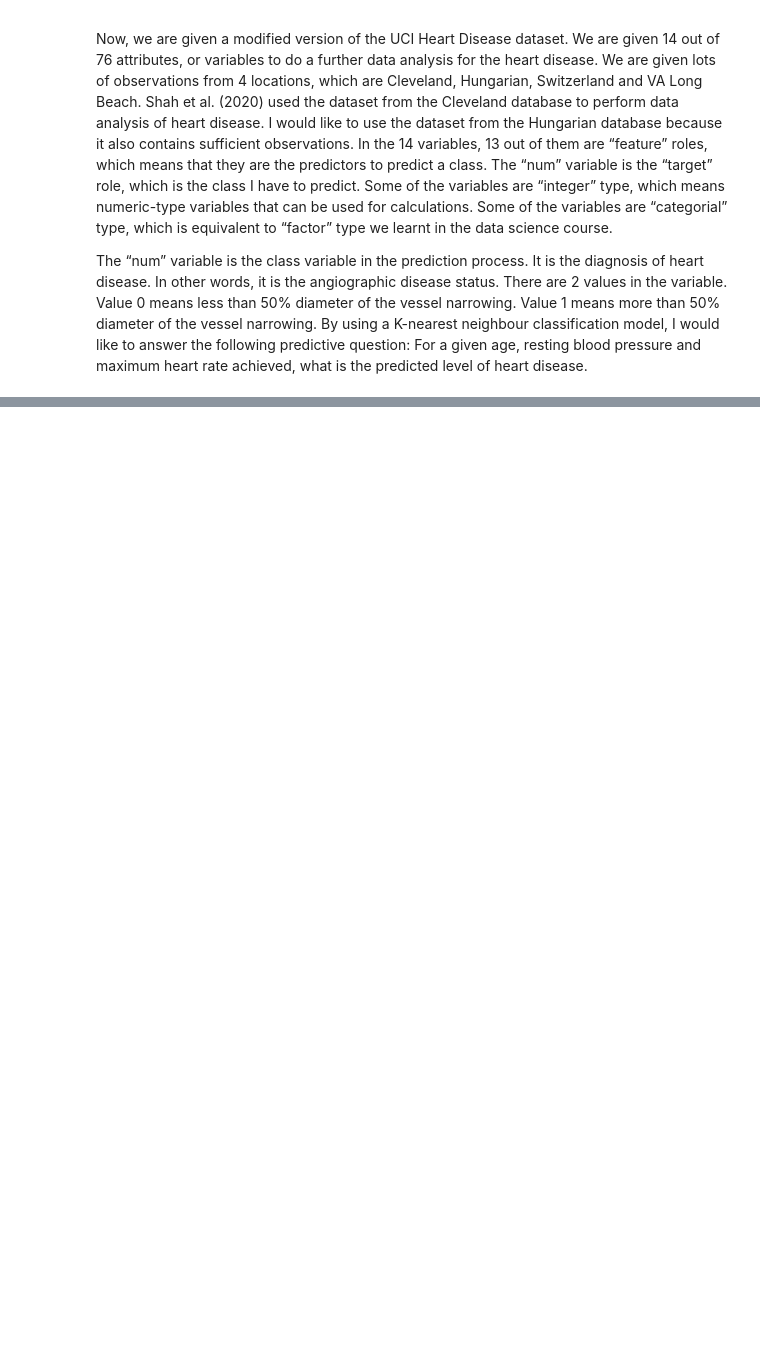
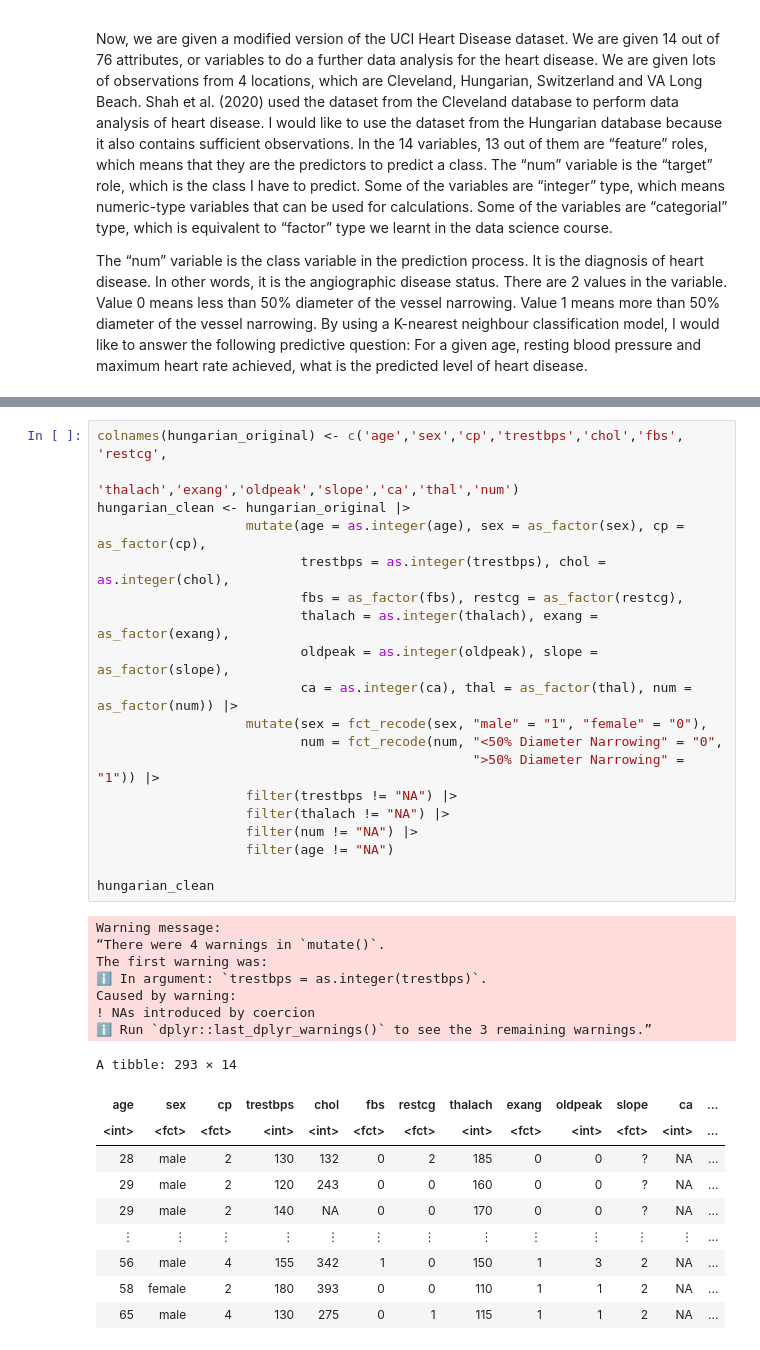
Before and after one commit to stevenlu0830/dsci-100-2024-s1-project, a Jupyter notebook: Project Report.ipynb, the cells around one changed output, grey strips where cells are left out. Drawn from its saved outputs; the diff is of its cells as text; blank space fills up the shorter version.

```diff
--- a/Project Report.ipynb
+++ b/Project Report.ipynb
@@ -26,0 +82,37 @@ Soni, J., Ansari, U., Sharma, D. & Soni, S. (2011). Predictive Data Mining For M
+# %%
+colnames(hungarian_original) <- c('age','sex','cp','trestbps','chol','fbs', 'restcg',
+                                  'thalach','exang','oldpeak','slope','ca','thal','num')
+hungarian_clean <- hungarian_original |>
+                   mutate(age = as.integer(age), sex = as_factor(sex), cp = as_factor(cp),
+                          trestbps = as.integer(trestbps), chol = as.integer(chol),
+                          fbs = as_factor(fbs), restcg = as_factor(restcg),
+                          thalach = as.integer(thalach), exang = as_factor(exang),
+                          oldpeak = as.integer(oldpeak), slope = as_factor(slope),
+                          ca = as.integer(ca), thal = as_factor(thal), num = as_factor(num)) |>
+                   mutate(sex = fct_recode(sex, "male" = "1", "female" = "0"),
+                          num = fct_recode(num, "<50% Diameter Narrowing" = "0",
+                                                ">50% Diameter Narrowing" = "1")) |>
+                   filter(trestbps != "NA") |>
+                   filter(thalach != "NA") |>
+                   filter(num != "NA") |>
+                   filter(age != "NA")
+
+hungarian_clean
+# %% [output]
+Warning message:
+“There were 4 warnings in `mutate()`.
+The first warning was:
+ℹ In argument: `trestbps = as.integer(trestbps)`.
+Caused by warning:
+! NAs introduced by coercion
+ℹ Run `dplyr::last_dplyr_warnings()` to see the 3 remaining warnings.”
+A tibble: 293 × 14
+| age | sex | cp | trestbps | chol | fbs | restcg | thalach | exang | oldpeak | slope | ca | ... |
+| <int> | <fct> | <fct> | <int> | <int> | <fct> | <fct> | <int> | <fct> | <int> | <fct> | <int> | ... |
+| 28 | male | 2 | 130 | 132 | 0 | 2 | 185 | 0 | 0 | ? | NA | ... |
+| 29 | male | 2 | 120 | 243 | 0 | 0 | 160 | 0 | 0 | ? | NA | ... |
+| 29 | male | 2 | 140 | NA | 0 | 0 | 170 | 0 | 0 | ? | NA | ... |
+| ⋮ | ⋮ | ⋮ | ⋮ | ⋮ | ⋮ | ⋮ | ⋮ | ⋮ | ⋮ | ⋮ | ⋮ | ... |
+| 56 | male | 4 | 155 | 342 | 1 | 0 | 150 | 1 | 3 | 2 | NA | ... |
+| 58 | female | 2 | 180 | 393 | 0 | 0 | 110 | 1 | 1 | 2 | NA | ... |
+| 65 | male | 4 | 130 | 275 | 0 | 1 | 115 | 1 | 1 | 2 | NA | ... |
```
Also changed, not shown: parts of 26 cells of this notebook.
